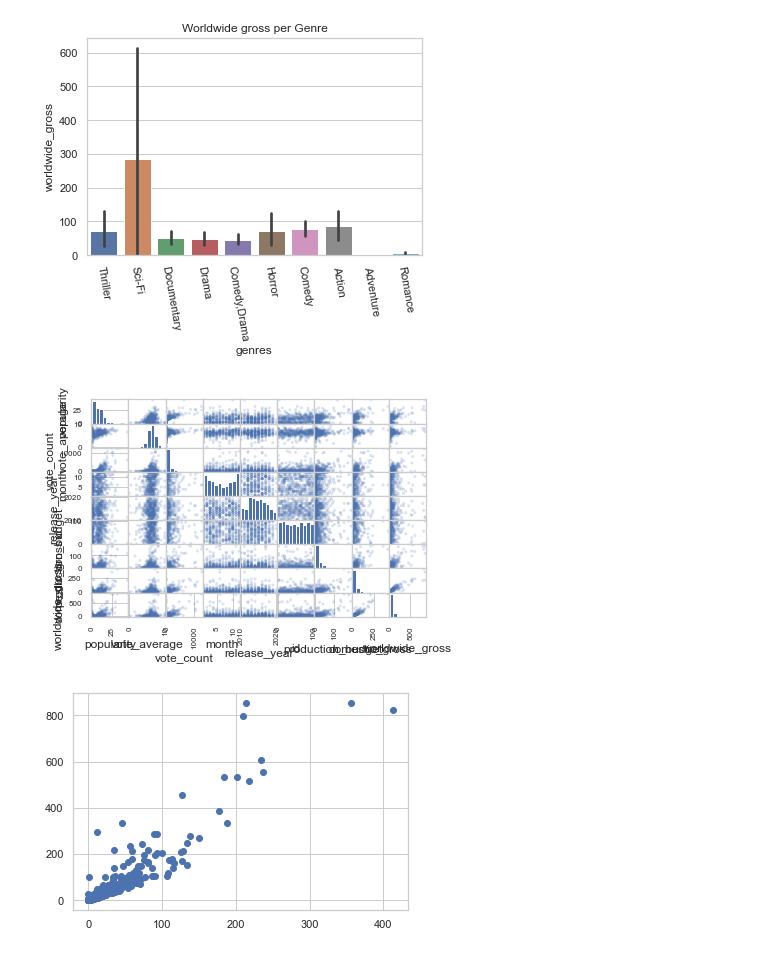
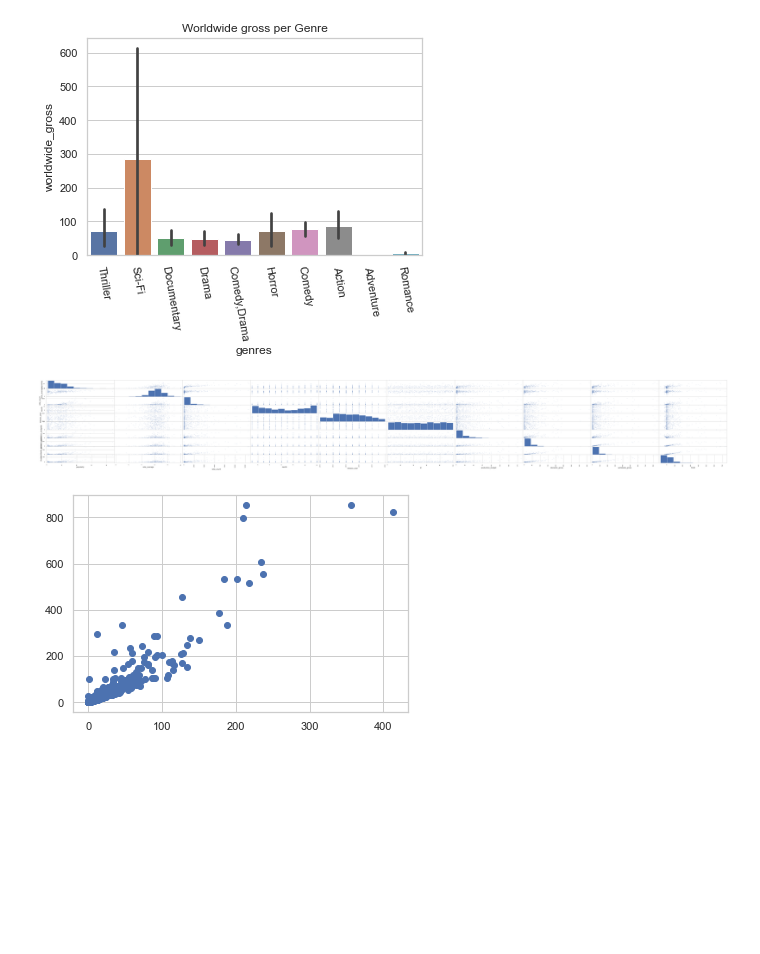
Before and after one commit to Aquinate22/dsc-phase-1-project, a Jupyter notebook: project Phase_1/movies_EDA/dsc-phase-1-project/student.ipynb, the cells around one changed output. Drawn from its saved outputs; the diff is of its cells as text; code cells hidden in the pictures; blank space fills up the shorter version.

```diff
--- a/project Phase_1/movies_EDA/dsc-phase-1-project/student.ipynb
+++ b/project Phase_1/movies_EDA/dsc-phase-1-project/student.ipynb
@@ -662,0 +654,3 @@ budgets_df
+# %%
+#adding a column of profit
+budgets_df["Profit"]=budgets_df["worldwide_gross"]-budgets_df["production_budget"]
@@ -729,9 +743,9 @@ plt.xticks(rotation=-80);
 # %% [output]
 [figure]
 # %%
-pd.plotting.scatter_matrix(merged2_df, alpha=0.2);
+pd.plotting.scatter_matrix(merged2_df, alpha=0.2, figsize=(80,10));
 # %% [output]
-[figure, old version]
+[figure, new version]
 # %%
 domestic_gross= merged2_df["domestic_gross"]
 worldwide_gross= merged2_df["worldwide_gross"]
```
Also changed, not shown: parts of 23 cells of this notebook.
